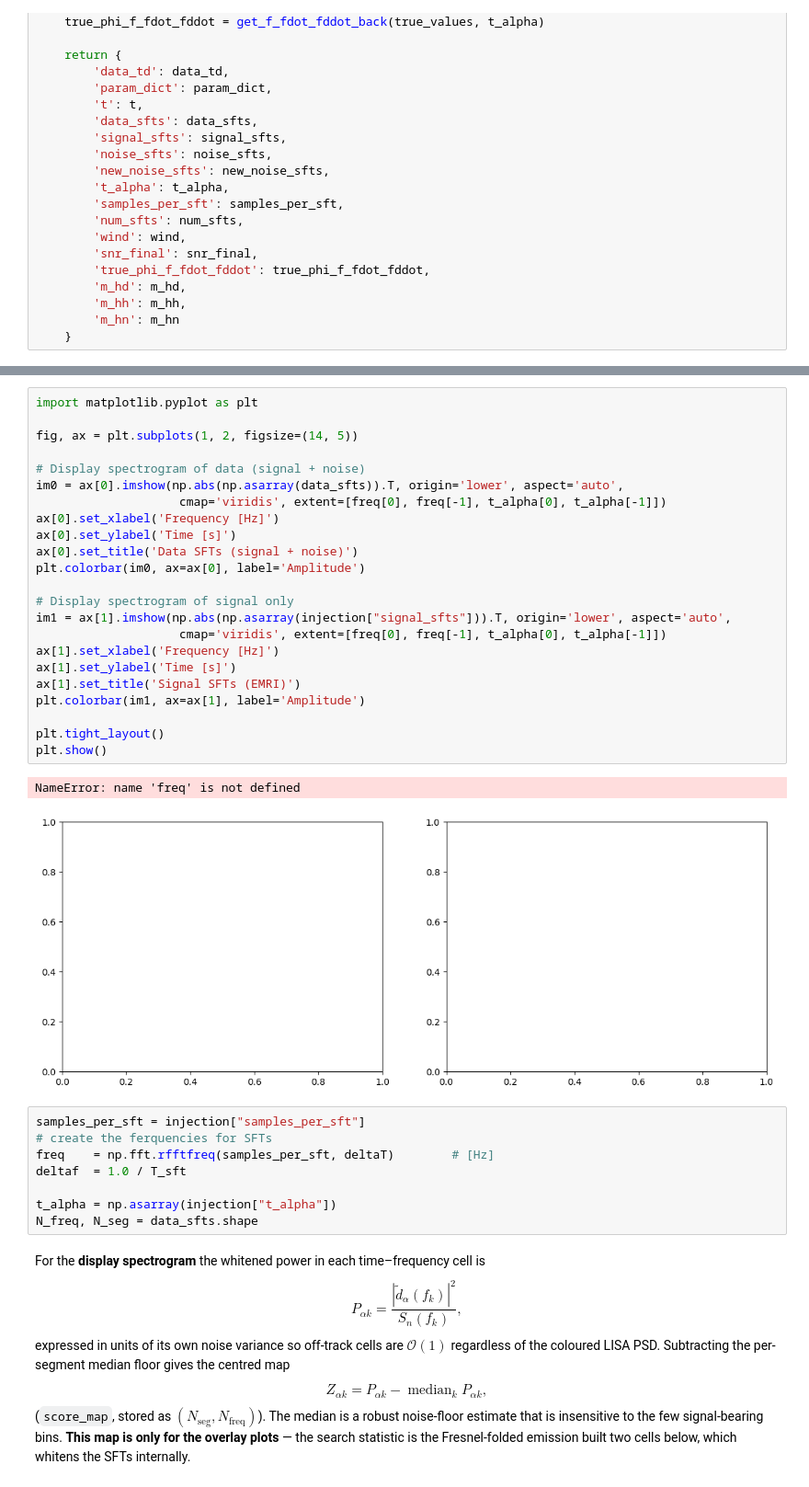
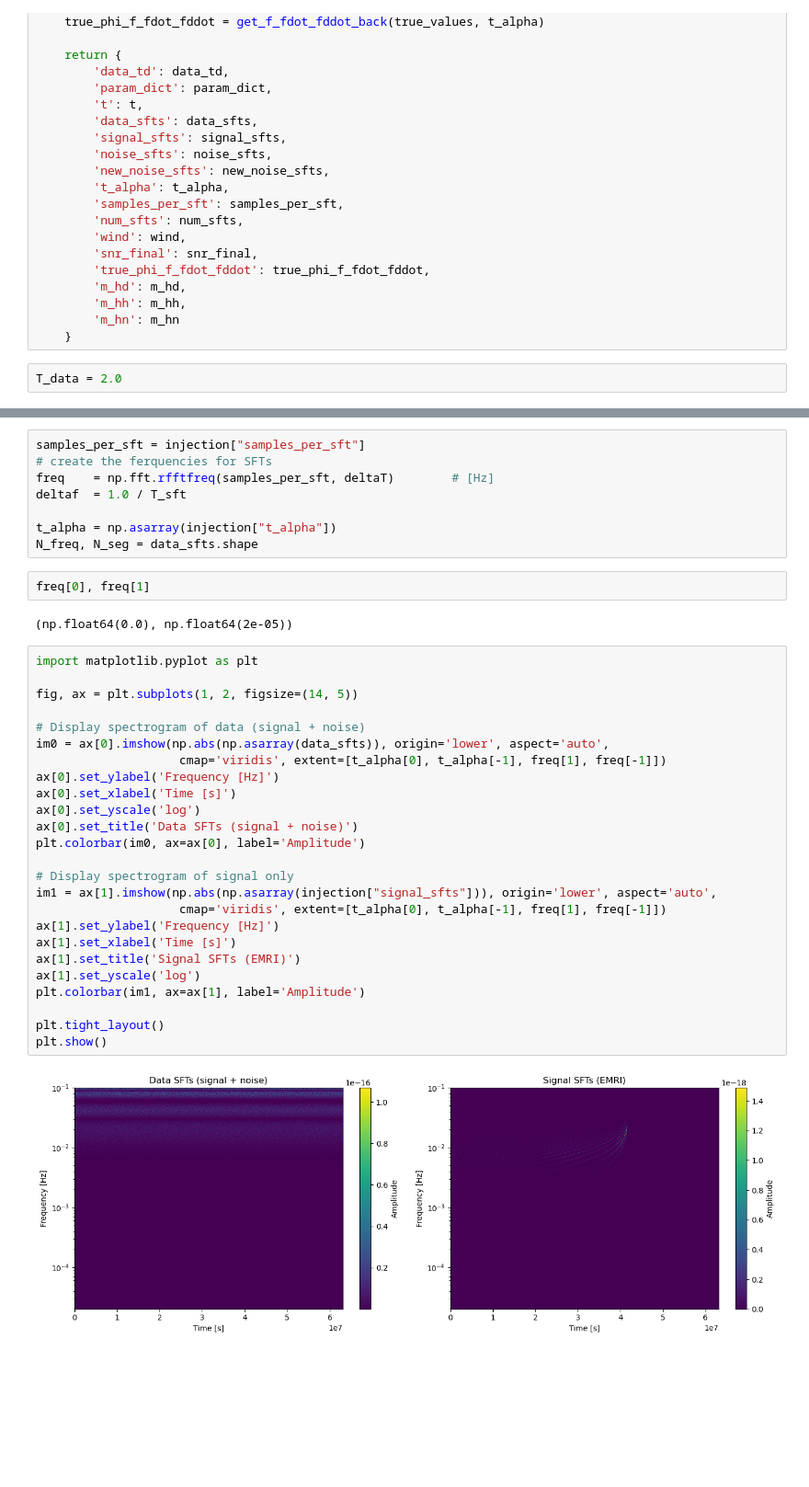
Before and after one commit to BertDepoorter/EMRI-Search, a Jupyter notebook: sandbox/MultiVoiceViterbi.ipynb, the cells around one changed output, grey strips where cells are left out. Shown at 92% size. Saved outputs shown, nothing was run; the diff lists cells and outputs as text; blank space fills up the shorter version.

```diff
--- a/sandbox/MultiVoiceViterbi.ipynb
+++ b/sandbox/MultiVoiceViterbi.ipynb
@@ -277,6 +218,8 @@ def generate_emri_signal_and_sfts(true_values, T_data, T_sft, deltaT, snr_ref, T
         'm_hh': m_hh,
         'm_hn': m_hn
     }
+# %%
+T_data = 2.0
 # %%
 # create dictionary with signal noise and SFTs
 injection = generate_emri_signal_and_sfts(
@@ -358,29 +282,3 @@ injection['data_sfts'].shape
-# %%
-import matplotlib.pyplot as plt
-
-fig, ax = plt.subplots(1, 2, figsize=(14, 5))
-
-# Display spectrogram of data (signal + noise)
-im0 = ax[0].imshow(np.abs(np.asarray(data_sfts)).T, origin='lower', aspect='auto',
-                    cmap='viridis', extent=[freq[0], freq[-1], t_alpha[0], t_alpha[-1]])
-ax[0].set_xlabel('Frequency [Hz]')
-ax[0].set_ylabel('Time [s]')
-ax[0].set_title('Data SFTs (signal + noise)')
-plt.colorbar(im0, ax=ax[0], label='Amplitude')
-
-# Display spectrogram of signal only
-im1 = ax[1].imshow(np.abs(np.asarray(injection["signal_sfts"])).T, origin='lower', aspect='auto',
-                    cmap='viridis', extent=[freq[0], freq[-1], t_alpha[0], t_alpha[-1]])
-ax[1].set_xlabel('Frequency [Hz]')
-ax[1].set_ylabel('Time [s]')
-ax[1].set_title('Signal SFTs (EMRI)')
-plt.colorbar(im1, ax=ax[1], label='Amplitude')
-
-plt.tight_layout()
-plt.show()
-# %% [output]
-NameError: name 'freq' is not defined
-[figure, old version]
 # %%
 samples_per_sft = injection["samples_per_sft"]
 # create the ferquencies for SFTs
@@ -389,10 +287,35 @@ deltaf  = 1.0 / T_sft
 
 t_alpha = np.asarray(injection["t_alpha"])
 N_freq, N_seg = data_sfts.shape
-# %% [markdown]
-For the **display spectrogram** the whitened power in each time–frequency cell is
-$$P_{\alpha k} = \frac{|\tilde d_\alpha(f_k)|^2}{S_n(f_k)},$$
-expressed in units of its own noise variance so off-track cells are $\mathcal{O}(1)$ regardless of the coloured LISA PSD. Subtracting the per-segment median floor gives the centred map
-$$Z_{\alpha k} = P_{\alpha k} - \operatorname{median}_k P_{\alpha k},$$
-(`score_map`, stored as $(N_{\mathrm{seg}}, N_{\mathrm{freq}})$). The median is a robust noise-floor estimate that is insensitive to the few signal-bearing bins. **This map is only for the overlay plots** — the search statistic is the Fresnel-folded emission built two cells below, which whitens the SFTs internally.
+# %%
+freq[0], freq[1]
+# %% [output]
+(np.float64(0.0), np.float64(2e-05))
+# %%
+import matplotlib.pyplot as plt
+
+fig, ax = plt.subplots(1, 2, figsize=(14, 5))
+
+# Display spectrogram of data (signal + noise)
+im0 = ax[0].imshow(np.abs(np.asarray(data_sfts)), origin='lower', aspect='auto',
+                    cmap='viridis', extent=[t_alpha[0], t_alpha[-1], freq[1], freq[-1]])
+ax[0].set_ylabel('Frequency [Hz]')
+ax[0].set_xlabel('Time [s]')
+ax[0].set_yscale('log')
+ax[0].set_title('Data SFTs (signal + noise)')
+plt.colorbar(im0, ax=ax[0], label='Amplitude')
+
+# Display spectrogram of signal only
+im1 = ax[1].imshow(np.abs(np.asarray(injection["signal_sfts"])), origin='lower', aspect='auto',
+                    cmap='viridis', extent=[t_alpha[0], t_alpha[-1], freq[1], freq[-1]])
+ax[1].set_ylabel('Frequency [Hz]')
+ax[1].set_xlabel('Time [s]')
+ax[1].set_title('Signal SFTs (EMRI)')
+ax[1].set_yscale('log')
+plt.colorbar(im1, ax=ax[1], label='Amplitude')
+
+plt.tight_layout()
+plt.show()
+# %% [output]
+[figure, new version]
 # %%
```
Also changed, not shown: parts of 25 cells of this notebook.
